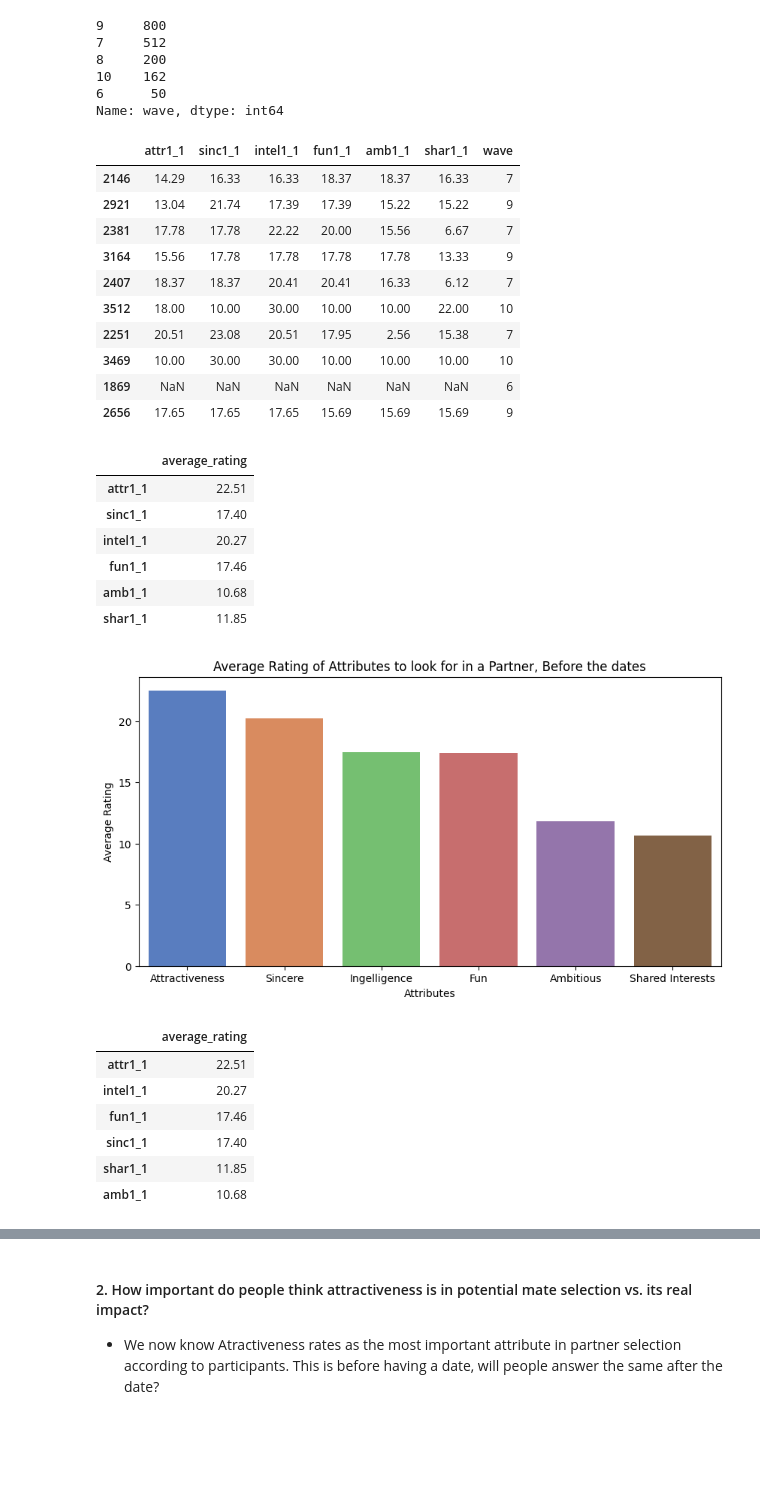
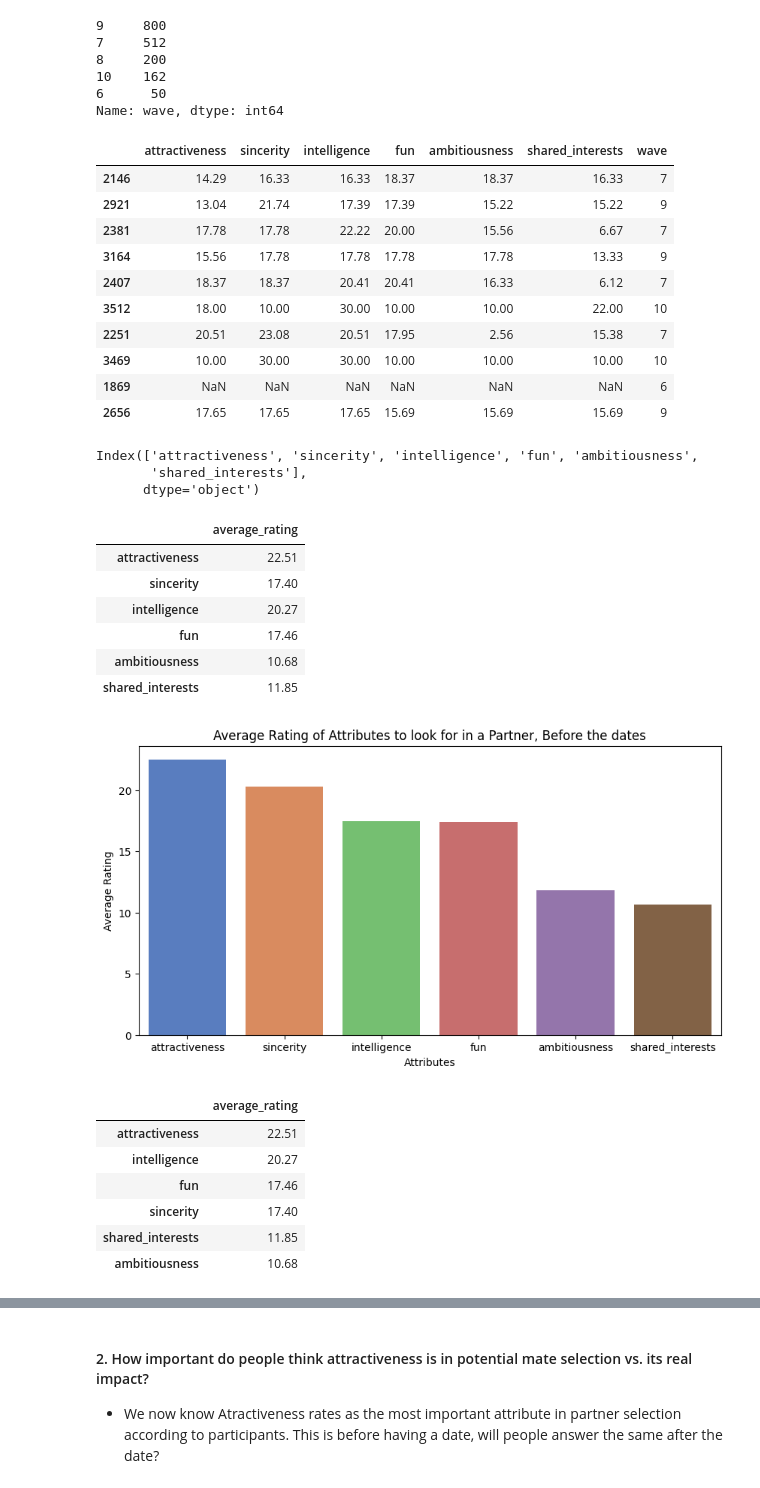
Before and after one commit to davidegc1/EDA_SpeedDating, a Jupyter notebook: Speed_dating.ipynb, the cells around one changed output, grey strips where cells are left out. Cells and saved outputs as stored; diff of their text form; code cells hidden in the pictures; blank space fills up the shorter version.

```diff
--- a/Speed_dating.ipynb
+++ b/Speed_dating.ipynb
@@ -682,6 +627,15 @@ Name: them_cal, dtype: int64
 - To answer this question, we will look at the 6 different attributes from a survey that each participant answered before dating, where they distributed 100 points to rate the attributes.
 - Waves 6 to 10 are on a scale from 1 to 10 while the rest are on a scale from 1 to 100, so that is something necessary to look out for.
 # %%
+# create dataframe with attributes
 look_for = df[["attr1_1", "sinc1_1", "intel1_1", "fun1_1", "amb1_1", "shar1_1", "wave"]]
+# rename columns
+look_for.rename(columns={"attr1_1":"attractiveness",
+                         "sinc1_1":"sincerity",
+                         "intel1_1":"intelligence",
+                         "fun1_1":"fun",
+                         "amb1_1":"ambitiousness",
+                         "shar1_1":"shared_interests"
+                         }, inplace=True)
 look_for.head()
 # %% [output]
@@ -709,7 +663,7 @@ Name: wave, dtype: int64
 np.random.seed(42)
 look_for_waves_six_to_ten.sample(10)
 # %% [output]
-|  | attr1_1 | sinc1_1 | intel1_1 | fun1_1 | amb1_1 | shar1_1 | wave |
+|  | attractiveness | sincerity | intelligence | fun | ambitiousness | shared_interests | wave |
 | 2146 | 14.29 | 16.33 | 16.33 | 18.37 | 18.37 | 16.33 | 7 |
 | 2921 | 13.04 | 21.74 | 17.39 | 17.39 | 15.22 | 15.22 | 9 |
 | 2381 | 17.78 | 17.78 | 22.22 | 20.00 | 15.56 | 6.67 | 7 |
@@ -720,6 +674,15 @@ look_for_waves_six_to_ten.sample(10)
 | 3469 | 10.00 | 30.00 | 30.00 | 10.00 | 10.00 | 10.00 | 10 |
 | 1869 | NaN | NaN | NaN | NaN | NaN | NaN | 6 |
 | 2656 | 17.65 | 17.65 | 17.65 | 15.69 | 15.69 | 15.69 | 9 |
+# %%
+# drop wave number
+# not necessary anymore, as we already proved they are on the same scale
+look_for.drop(["wave"], axis=1, inplace=True)
+look_for.columns
+# %% [output]
+Index(['attractiveness', 'sincerity', 'intelligence', 'fun', 'ambitiousness',
+       'shared_interests'],
+      dtype='object')
 # %%
 # create empty dictionary, then append average rating for every attribute
 empty_dict = {}
@@ -728,43 +691,41 @@ for i in look_for.columns:
   empty_dict[i] = look_for[i].mean().round(2)
 
 # convert to dataframe
-average_attributes = pd.DataFrame.from_dict(empty_dict, orient="index")
+before_attributes = pd.DataFrame.from_dict(empty_dict, orient="index")
 # change column name
-average_attributes.rename(columns={0:"average_rating"}, inplace=True)
-# drop wave number
-average_attributes.drop(["wave"], inplace=True)
+before_attributes.rename(columns={0:"average_rating"}, inplace=True)
 # show
-average_attributes
+before_attributes
 # %% [output]
 |  | average_rating |
-| attr1_1 | 22.51 |
-| sinc1_1 | 17.40 |
-| intel1_1 | 20.27 |
-| fun1_1 | 17.46 |
-| amb1_1 | 10.68 |
-| shar1_1 | 11.85 |
+| attractiveness | 22.51 |
+| sincerity | 17.40 |
+| intelligence | 20.27 |
+| fun | 17.46 |
+| ambitiousness | 10.68 |
+| shared_interests | 11.85 |
 # %%
-# barplot to represent average of attributes
-attributes_list = ["Attractiveness", "Sincere", "Ingelligence", "Fun", "Ambitious", "Shared Interests"]
+# barplot to represent average of attributes, sorted descendingly
+attributes_list = before_attributes.index
 
 plt.figure(figsize=(10,5))
-sns.barplot(data=average_attributes.sort_values(by="average_rating", ascending=False),
+sns.barplot(data=before_attributes.sort_values(by="average_rating", ascending=False),
             x=attributes_list,
             y="average_rating",
             palette="muted")
 
 plt.title("Average Rating of Attributes to look for in a Partner, Before the dates")
 plt.xlabel("Attributes")
 plt.ylabel("Average Rating")
 plt.show()
 
-display(average_attributes.sort_values(by="average_rating", ascending=False))
+display(before_attributes.sort_values(by="average_rating", ascending=False))
 # %% [output]
-[figure, old version]
+[figure, new version]
 |  | average_rating |
-| attr1_1 | 22.51 |
-| intel1_1 | 20.27 |
-| fun1_1 | 17.46 |
-| sinc1_1 | 17.40 |
-| shar1_1 | 11.85 |
-| amb1_1 | 10.68 |
+| attractiveness | 22.51 |
+| intelligence | 20.27 |
+| fun | 17.46 |
+| sincerity | 17.40 |
+| shared_interests | 11.85 |
+| ambitiousness | 10.68 |
```
Also changed, not shown: parts of 73 cells of this notebook.
